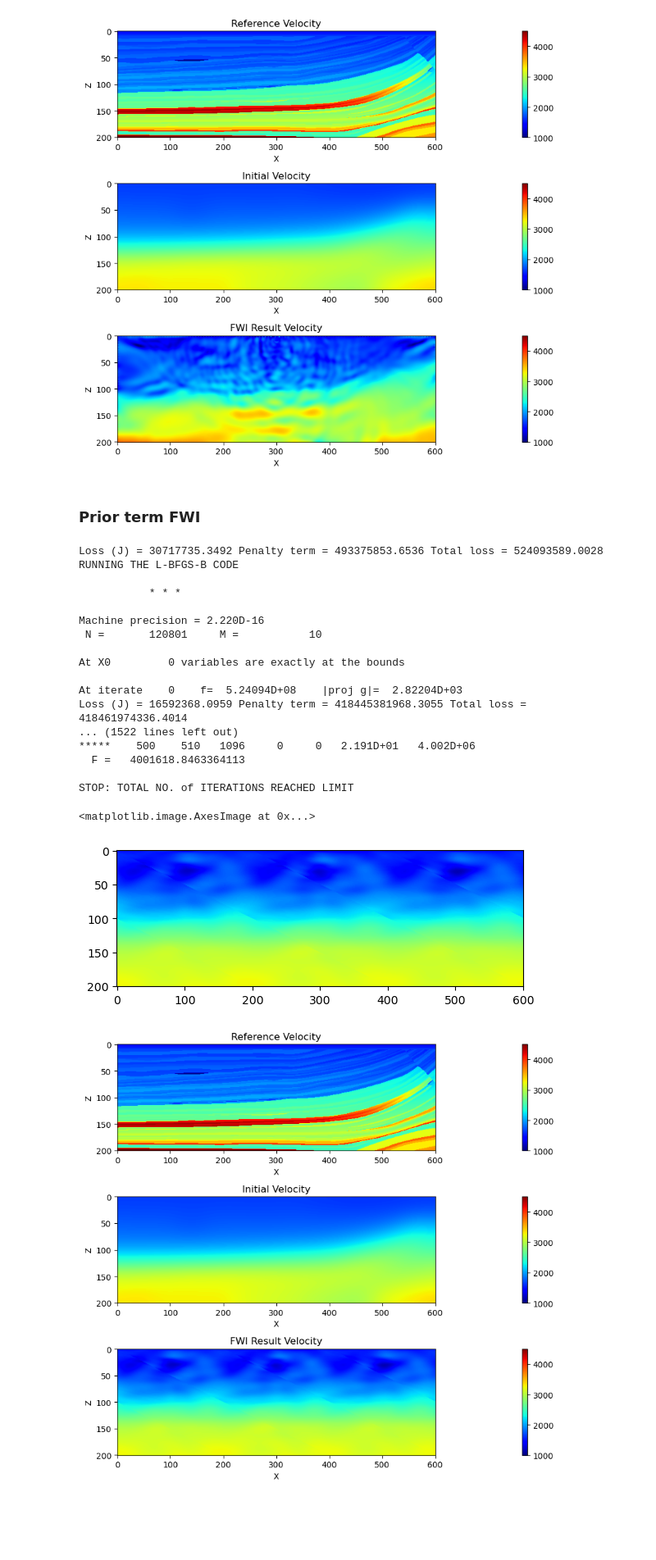
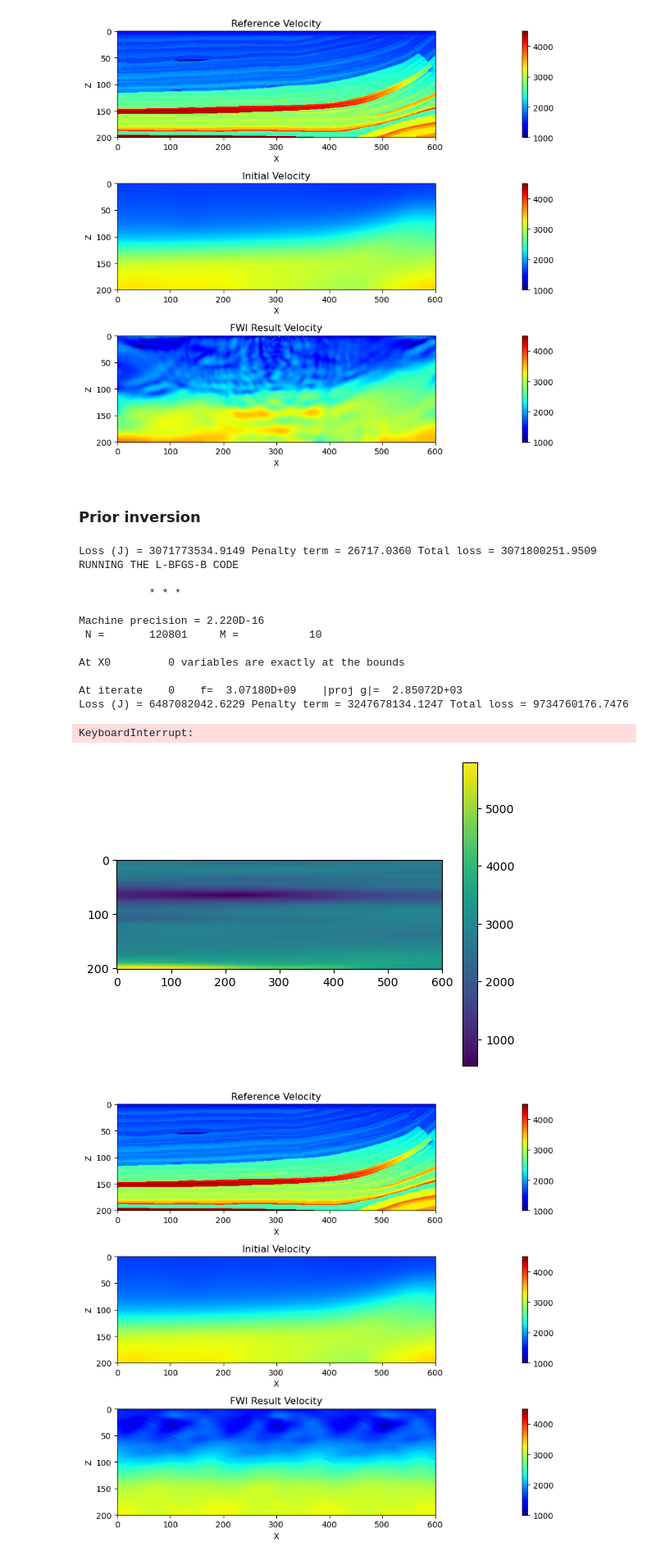
Before and after one commit to medicinely/fwi, a Jupyter notebook: fwi_matrix.ipynb, the cells around one changed output. Shown: that part at 82% size. Drawn from its saved outputs; the diff is of its cells as text; code cells hidden in the pictures; blank space fills up the shorter version.

```diff
--- a/fwi_matrix.ipynb
+++ b/fwi_matrix.ipynb
@@ -392,7 +414,7 @@ plt.show()
 # %% [output]
 [figure]
 # %% [markdown]
-### Prior term FWI
+### Prior inversion
 # %%
 from func.velocity_model import gaussian2d
 
@@ -420,11 +442,8 @@ def gradiant_prior(vel,d_obs,wsrc,zxsrc,zxrec,at,az,ax,next,device,alpha):
 	"""
 	Calculate gradiant using adjoint state method
 	"""
-	# Calculate forward propagated p_fwd(z,x,t) (to update)
-	nz, nx, nt = len(az), len(ax), len(at)
 	# if vel.ndim == 1: vel = np.reshape(vel,(nz,nx))
 	p_fwd, d = prop2d(wsrc,zxsrc,zxrec,vel,at,az,ax,next,device)
-	receiver_depth = zxrec[0]
 	residual = d - d_obs # residual shape (n_rec, nt) - residual.shape=(5,801)
 	# Calculate back propagated p_back(z,x,t)
 	p_back, _ = prop2d(np.flip(residual,axis=1), zxrec, zxsrc, vel, at, az, ax, next, device)
@@ -437,17 +456,54 @@ def gradiant_prior(vel,d_obs,wsrc,zxsrc,zxrec,at,az,ax,next,device,alpha):
 	return G.flatten()/ alpha + Q.dot(vel.flatten())
 
 # Record loss history over each iterations
-def callback(xk):
+def callback(x):
 	global loss_tracker
 	loss_tracker = np.vstack([loss_tracker,current_loss])
+	clear_output(wait=True)
 
+	# Display loss track
+	plt.figure(figsize=(8,16), dpi=100)
+	plt.subplot(511)
+	plt.plot(loss_tracker)
+	plt.legend(['Total loss','Data misfit','Prior penalty'])
+	plt.xlim(xmin=0)
+	plt.ylim(ymin=0)
+
+	# Display current velocity field
+	plt.subplot(512)
+	plt.imshow(x.reshape((nz, nx)), vmin=vmin, vmax=vmax, cmap='jet')
+	plt.colorbar()
+	plt.title('Inversion Result')
+	plt.xlabel('X')
+	plt.ylabel('Z')
+	plt.axis('scaled')
+
+	# Plot the reference velocity
+	plt.subplot(513)
+	plt.imshow(v_ref.reshape((nz, nx)), vmin=vmin, vmax=vmax, cmap='jet')
+	plt.colorbar()  # Adjust the pad value as needed
+	plt.title('Reference Velocity')
+	plt.xlabel('X')
+	plt.ylabel('Z')
+
+	# Plot the initial velocity
+	plt.subplot(514)
+	plt.imshow(v_init.reshape((nz, nx)), vmin=vmin, vmax=vmax, cmap='jet')
+	plt.colorbar()  # Adjust the pad value as needed
+	plt.title('Initial Velocity')
+	plt.xlabel('X')
+	plt.ylabel('Z')
+	plt.show()
+
+
+from scipy.optimize import minimize
 # minimize cost function
-_, Q = gaussian2d(ranges = [500,50], param=1.,nx=[201,601], variance=500, mean=2500)
+simu, Q = gaussian2d(ranges = [30,600], param=1.,nx=[nz,nx], variance=800, mu=2750)
 v_smo = readbin('../dataset/marm2_smo.dat',nz,nx)
 v_init = (v_smo * 1e3).flatten()
 loss_tracker = np.empty((0,3))
 
-std_noise = 0.01 # define the noise level
+std_noise = 0.001 # define the noise level
 alpha = std_noise**2 # Regularization parameter/weight (Variance of observation noise)
 
 resi = minimize(fun = J_prior,
@@ -464,7 +520,7 @@ v_fwi = resi.x
 
 plt.imshow(v_fwi.reshape((nz,nx)),vmin=vmin,vmax=vmax,cmap='jet')
 # %% [output]
-Loss (J) = 30717735.3492 Penalty term = 493375853.6536 Total loss = 524093589.0028
+Loss (J) = 3071773534.9149 Penalty term = 26717.0360 Total loss = 3071800251.9509
 RUNNING THE L-BFGS-B CODE
 
            * * *
@@ -474,15 +530,16 @@ Machine precision = 2.220D-16
 
 At X0         0 variables are exactly at the bounds
 
-At iterate    0    f=  5.24094D+08    |proj g|=  2.82204D+03
-Loss (J) = 16592368.0959 Penalty term = 418445381968.3055 Total loss = 418461974336.4014
-... (1522 lines left out)
-*****    500    510   1096     0     0   2.191D+01   4.002D+06
-  F =   4001618.8463364113
-
-STOP: TOTAL NO. of ITERATIONS REACHED LIMIT
+At iterate    0    f=  3.07180D+09    |proj g|=  2.85072D+03
+Loss (J) = 6487082042.6229 Penalty term = 3247678134.1247 Total loss = 9734760176.7476
-<matplotlib.image.AxesImage at 0x...>
+KeyboardInterrupt:
-[figure, removed]
+# %%
+simu, Q = gaussian2d(ranges = [30,600], param=1.,nx=[nz,nx], variance=800, mu=2750)
+plt.imshow(simu)
+plt.colorbar()
+plt.show()
+# %% [output]
+[figure, added]
 # %%
 # Create the figure and subplots
 plt.figure(figsize=(30, 8))
```
Also changed, not shown: parts of 11 cells of this notebook, 2 other files.
